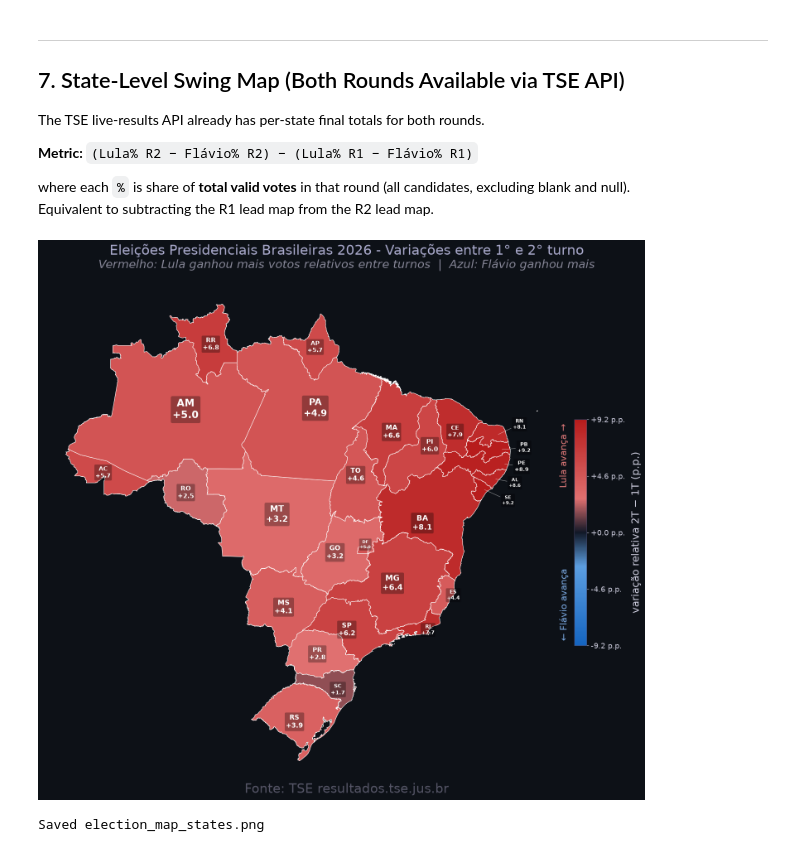
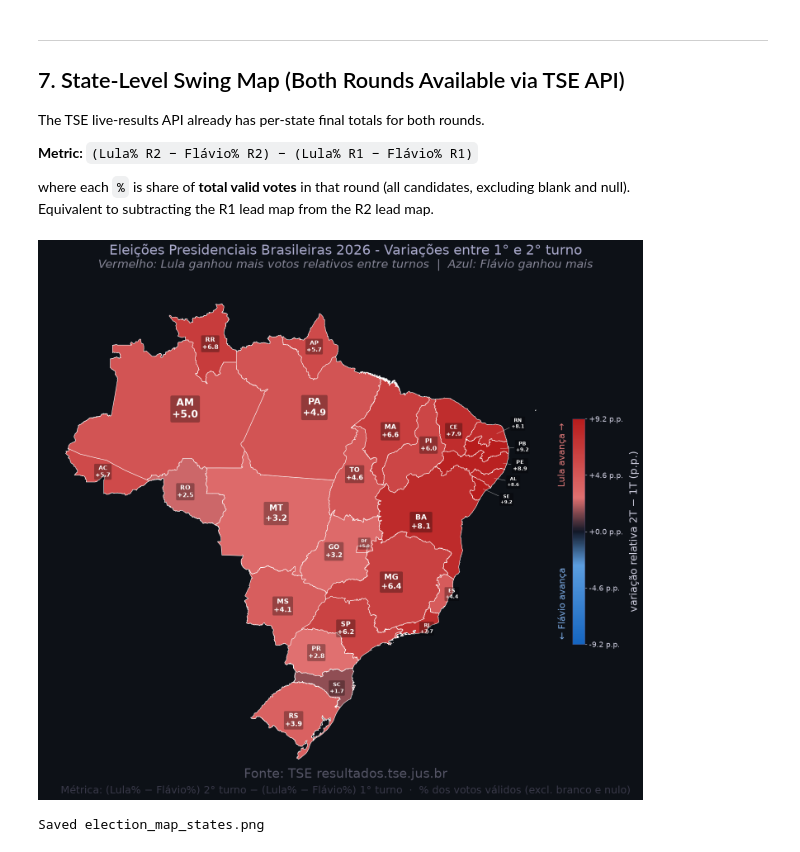
Before and after one commit to SebasEliens/br26-map, a Jupyter notebook: election_map.ipynb, the cells around one changed output. Drawn from its saved outputs; the diff is of its cells as text; code cells hidden in the pictures.

```diff
--- a/election_map.ipynb
+++ b/election_map.ipynb
@@ -456,33 +456,36 @@ for _, row in gdf_state_map.iterrows():
         )
 
 # Colorbar
 sm2 = plt.cm.ScalarMappable(cmap=cmap, norm=norm_s)
 sm2.set_array([])
 cbar2 = fig2.colorbar(sm2, ax=ax2, shrink=0.45, aspect=18, pad=0.02)
 cbar2.outline.set_edgecolor("#444466")
 cbar2.ax.tick_params(colors="#ccccdd", labelsize=13)
 ticks2 = np.linspace(-vmax_s, vmax_s, 5)
 cbar2.set_ticks(ticks2)
 cbar2.set_ticklabels([f"{v:+.1f} p.p." for v in ticks2])
 cbar2.set_label("variação relativa 2T − 1T (p.p.)", color="#ccccdd", fontsize=18, labelpad=10)
 cbar2.ax.text(-1.2, 0.02, "← Flávio avança", transform=cbar2.ax.transAxes,
               va="bottom", ha="left", fontsize=16, color="#7aa8e0", rotation=90)
 cbar2.ax.text(-1.2, 0.98, "Lula avança →",   transform=cbar2.ax.transAxes,
               va="top",    ha="left", fontsize=16, color="#e07a7a", rotation=90)
 
 ax2.axis("off")
 plt.tight_layout(rect=[0, 0.012, 1, 0.90])
 fig2.text(0.5, 0.935, "Eleições Presidenciais Brasileiras 2026 - Variações entre 1° e 2° turno",
           ha="center", color="#aaaacc", fontsize=24)
 fig2.text(0.5, 0.912,
           "Vermelho: Lula ganhou mais votos relativos entre turnos  |  Azul: Flávio ganhou mais",
           ha="center", color="#888899", fontsize=20, style="italic")
-fig2.text(0.5, 0.007, "Fonte: TSE resultados.tse.jus.br",
+fig2.text(0.5, 0.03, "Fonte: TSE resultados.tse.jus.br",
           ha="center", color="#555566", fontsize=22)
+fig2.text(0.5, 0.003,
+          "Métrica: (Lula% − Flávio%) 2° turno − (Lula% − Flávio%) 1° turno  ·  % dos votos válidos (excl. branco e nulo)",
+          ha="center", color="#3a3a4a", fontsize=18)
 
 plt.savefig("election_map_states.png", dpi=200, bbox_inches="tight", facecolor=BG)
 plt.show()
 print("Saved election_map_states.png")
 # %% [output]
-[figure, old version]
+[figure, new version]
 Saved election_map_states.png
```
